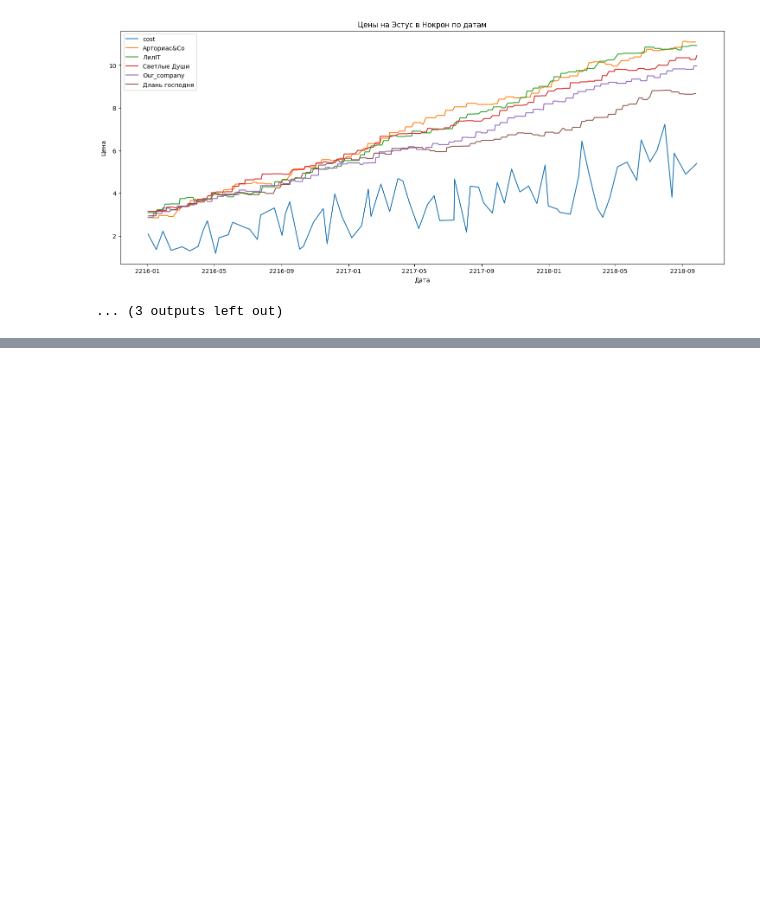
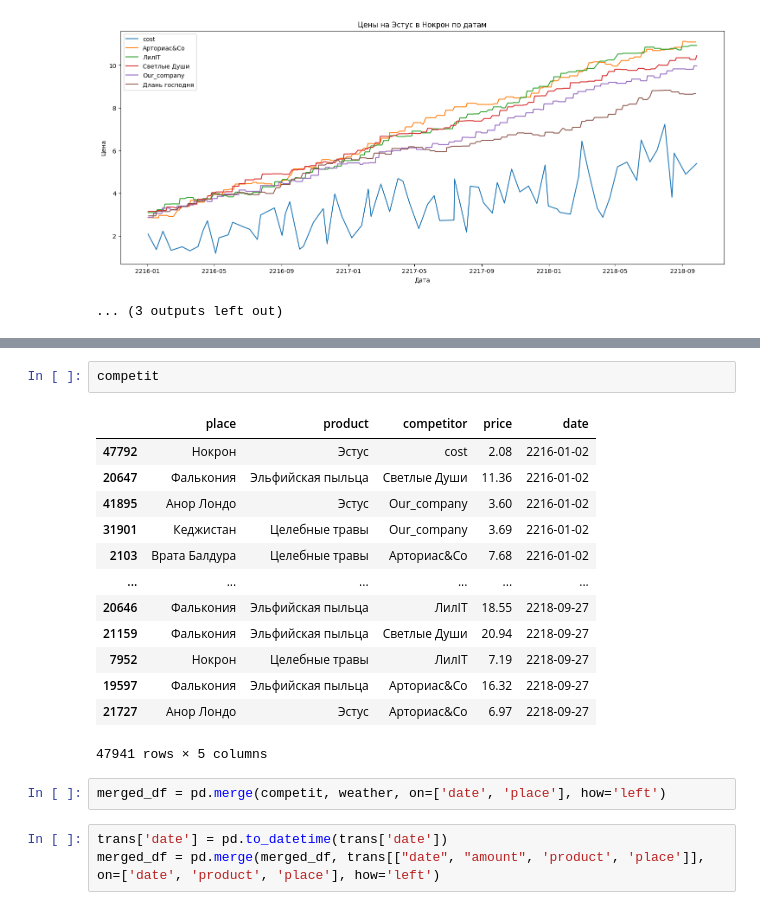
Before and after one commit to N3uralKi11ers/gpn_hack, a Jupyter notebook: model/main2.ipynb, the cells around one changed output, grey strips where cells are left out. Saved outputs shown, nothing was run; the diff lists cells and outputs as text; blank space fills up the shorter version.

```diff
--- a/model/main2.ipynb
+++ b/model/main2.ipynb
@@ -136,0 +153,21 @@ for place in places:
+# %%
+competit
+# %% [output]
+|  | place | product | competitor | price | date |
+| 47792 | Нокрон | Эстус | cost | 2.08 | 2216-01-02 |
+| 20647 | Фалькония | Эльфийская пыльца | Светлые Души | 11.36 | 2216-01-02 |
+| 41895 | Анор Лондо | Эстус | Our_company | 3.60 | 2216-01-02 |
+| 31901 | Кеджистан | Целебные травы | Our_company | 3.69 | 2216-01-02 |
+| 2103 | Врата Балдура | Целебные травы | Арториас&Co | 7.68 | 2216-01-02 |
+| ... | ... | ... | ... | ... | ... |
+| 20646 | Фалькония | Эльфийская пыльца | ЛилIT | 18.55 | 2218-09-27 |
+| 21159 | Фалькония | Эльфийская пыльца | Светлые Души | 20.94 | 2218-09-27 |
+| 7952 | Нокрон | Целебные травы | ЛилIT | 7.19 | 2218-09-27 |
+| 19597 | Фалькония | Эльфийская пыльца | Арториас&Co | 16.32 | 2218-09-27 |
+| 21727 | Анор Лондо | Эстус | Арториас&Co | 6.97 | 2218-09-27 |
+47941 rows × 5 columns
+# %%
+merged_df = pd.merge(competit, weather, on=['date', 'place'], how='left')
+# %%
+trans['date'] = pd.to_datetime(trans['date'])
+merged_df = pd.merge(merged_df, trans[["date", "amount", 'product', 'place']], on=['date', 'product', 'place'], how='left')
```
Also changed, not shown: parts of 13 cells of this notebook, 2 other files.
